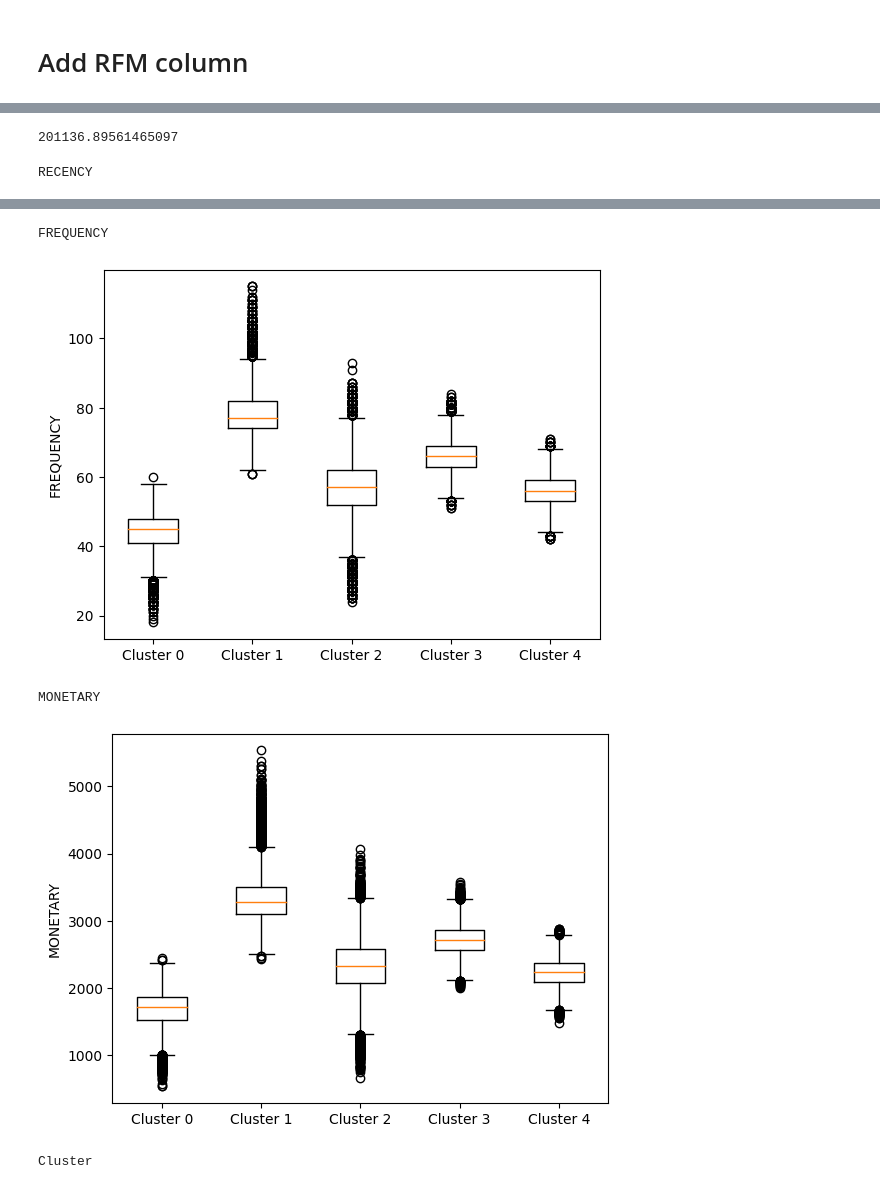
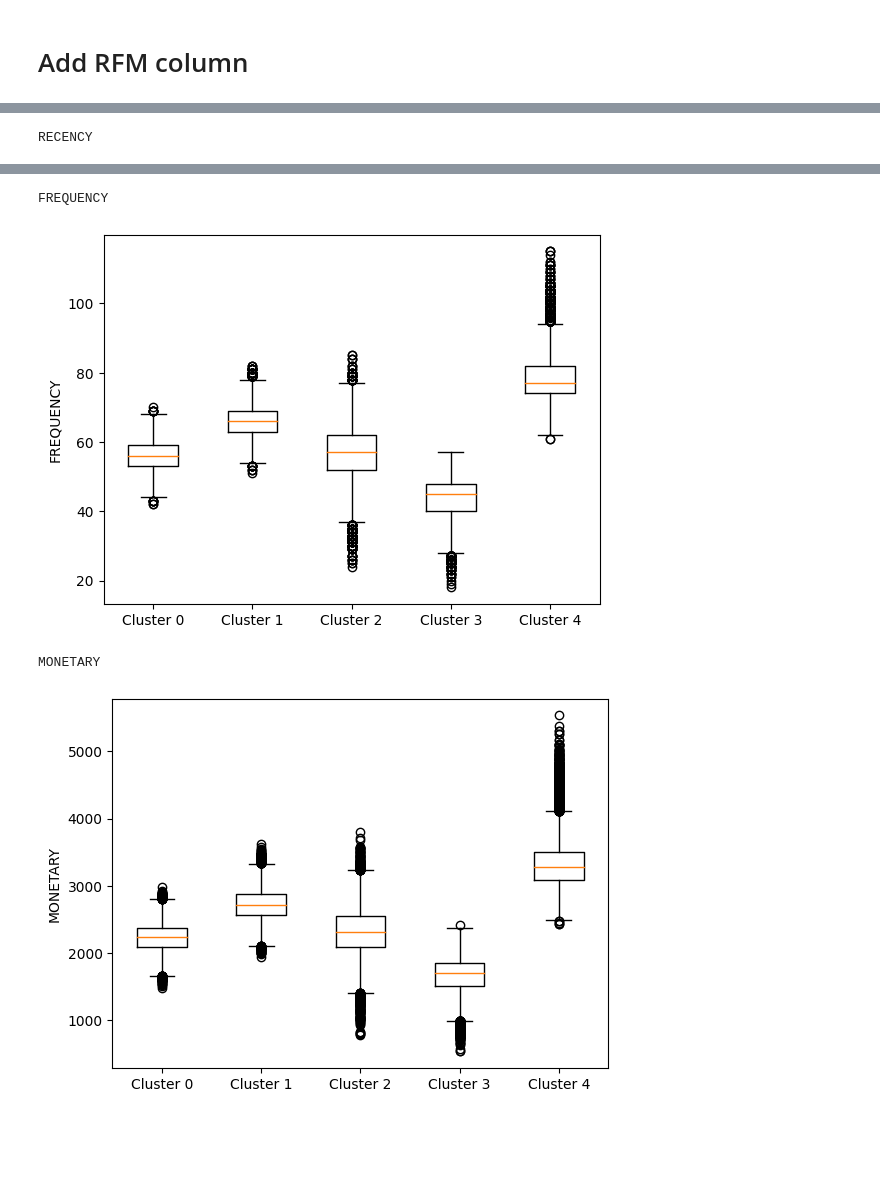
Before and after one commit to R-otato/Tasty_Insights, a Jupyter notebook: CustomerSegmentation.ipynb, the cells around one changed output, grey strips where cells are left out. Cells and saved outputs as stored; diff of their text form; code cells hidden in the pictures; blank space fills up the shorter version.

```diff
--- a/CustomerSegmentation.ipynb
+++ b/CustomerSegmentation.ipynb
@@ -187,0 +238,12 @@ X_scaled = scaler.fit_transform(X)
+# %%
+# Find the optimal number of clusters (i.e. K) using elbow method
+sse = []
+for i in range(1, 11):
+    kmeans = KMeans(n_clusters=i, n_init=20, random_state=1)
+    kmeans.fit(X_scaled_MinMax)
+    sse.append(kmeans.inertia_)
+plt.plot(range(1, 11), sse, 'b-*')
+plt.title('Elbow Method')
+plt.xlabel('Number of clusters')
+plt.ylabel('SSE')
+plt.show()
@@ -188,5 +252,7 @@ X_scaled = scaler.fit_transform(X)
 # %%
-kmeans = KMeans(n_clusters=3, n_init=20, max_iter=300, random_state=1)
+kmeans = KMeans(n_clusters=5, n_init=20, max_iter=300, random_state=1)
 
-kmeans.fit(X_scaled)
+kmeans.fit(X_scaled_MinMax)
+
+kmeans.inertia_
 # %% [output]
@@ -199,12 +259,0 @@ kmeans.inertia_
-# %%
-# Find the optimal number of clusters (i.e. K) using elbow method
-sse = []
-for i in range(1, 11):
-    kmeans = KMeans(n_clusters=i, n_init=20, random_state=1)
-    kmeans.fit(X_scaled)
-    sse.append(kmeans.inertia_)
-plt.plot(range(1, 11), sse, 'b-*')
-plt.title('Elbow Method')
-plt.xlabel('Number of clusters')
-plt.ylabel('SSE')
-plt.show()
@@ -213,18 +260,10 @@ plt.show()
-# %%
-kmeans = KMeans(n_clusters=5, n_init=20, max_iter=300, random_state=1)
-
-kmeans.fit(X_scaled)
-
-kmeans.inertia_
-# %% [output]
-201136.89561465097
 # %%
-y_pred = kmeans.fit_predict(X_scaled)
+y_pred = kmeans.fit_predict(X_scaled_MinMax)
 
 X['Cluster']=y_pred
 
 i=0
-for col in X:
+for col in X.drop('Cluster',axis=1):
     print(col)
     plt.cla()
     plt.boxplot([X.iloc[:,i][X.Cluster==0].tolist(),
@@ -242,5 +281,4 @@ RECENCY
 FREQUENCY
-[figure, old version]
+[figure, new version]
 MONETARY
-[figure, old version]
+[figure, new version]
-Cluster
```
Also changed, not shown: parts of 27 cells of this notebook.
